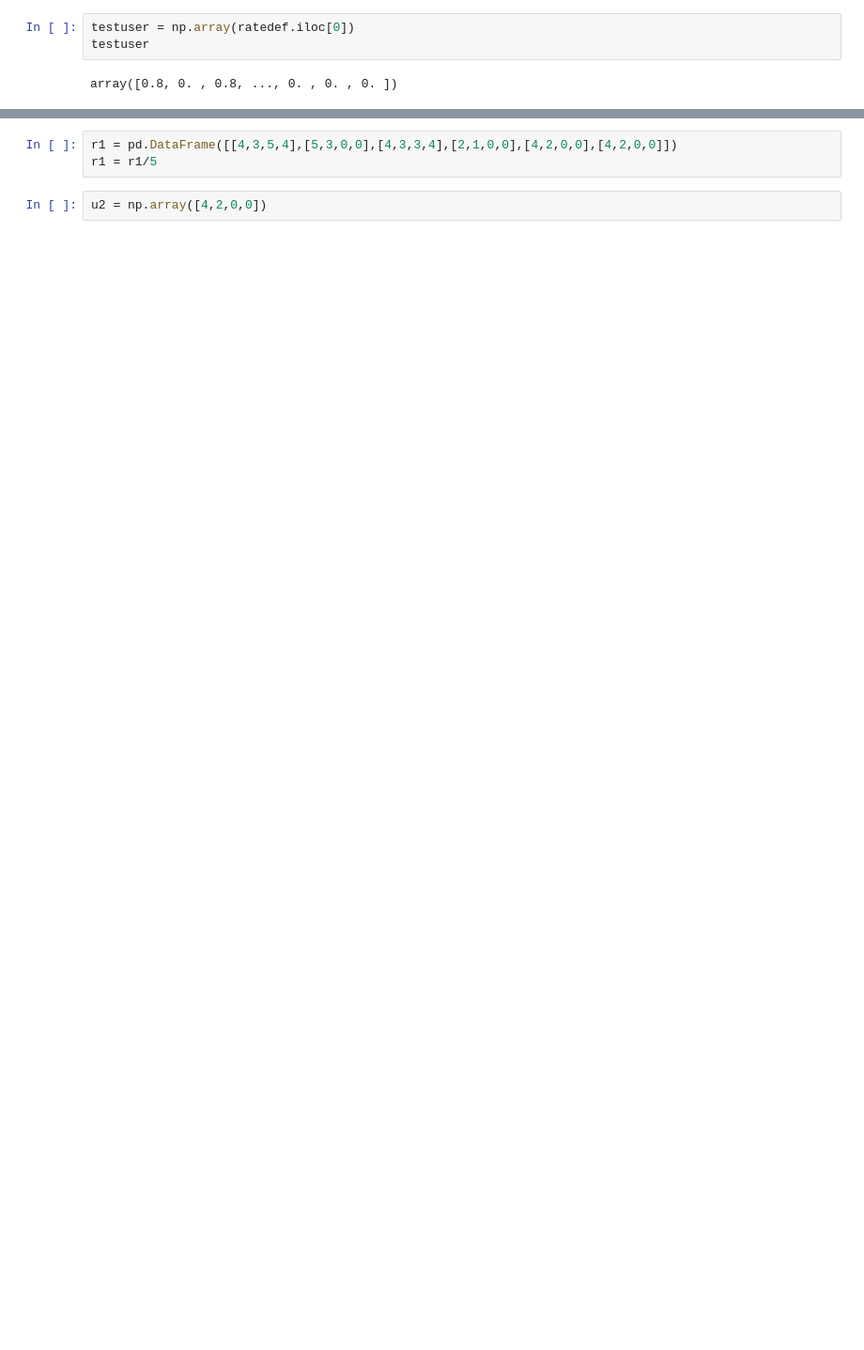
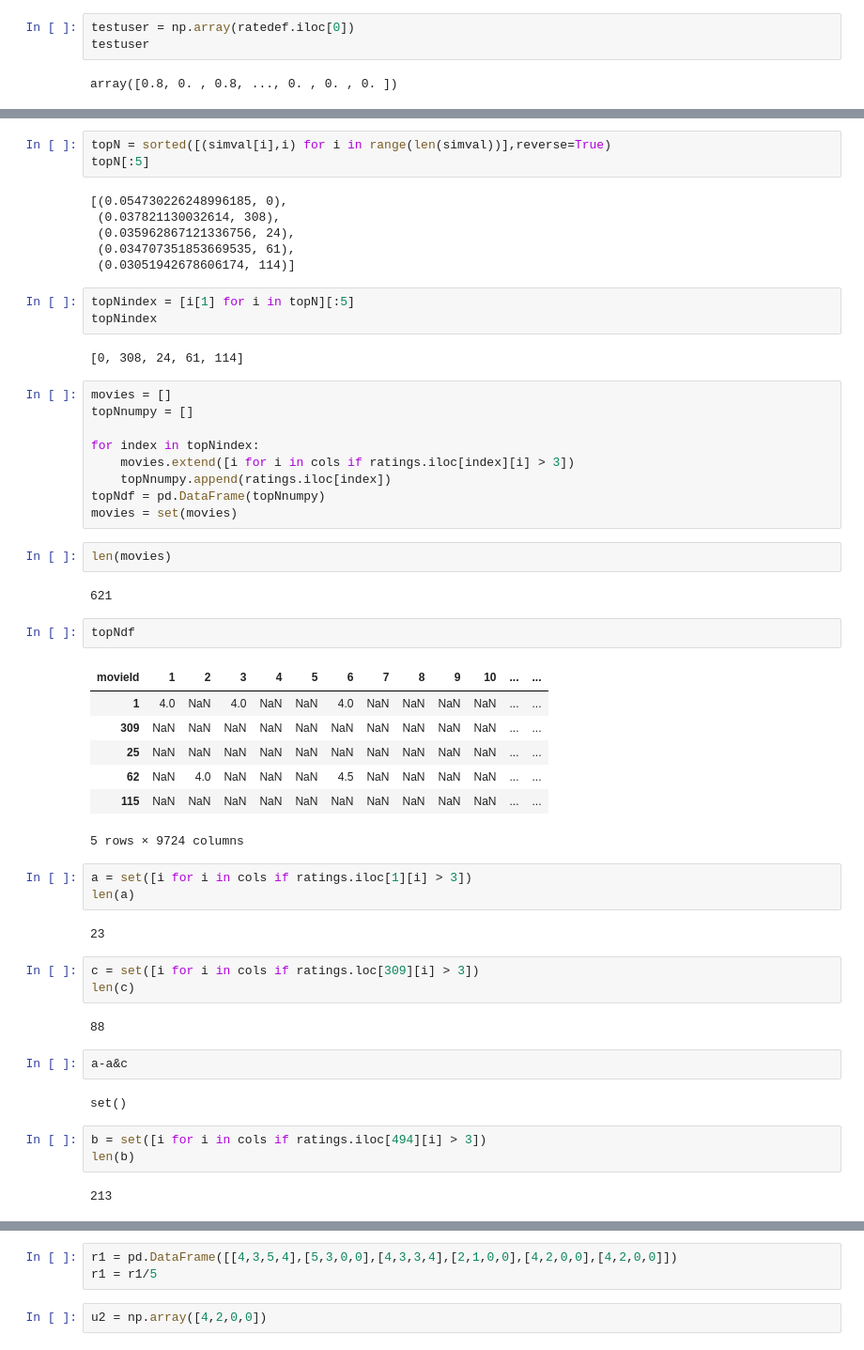
Before and after one commit to parthjain98in/BTP, a Jupyter notebook: new_similarity.ipynb, the cells around one changed output, grey strips where cells are left out. Shown at 94% size. Saved outputs shown, nothing was run; the diff lists cells and outputs as text; blank space fills up the shorter version.

```diff
--- a/new_similarity.ipynb
+++ b/new_similarity.ipynb
@@ -201,0 +210,56 @@ simval
+# %%
+topN = sorted([(simval[i],i) for i in range(len(simval))],reverse=True)
+topN[:5]
+# %% [output]
+[(0.054730226248996185, 0),
+ (0.037821130032614, 308),
+ (0.035962867121336756, 24),
+ (0.034707351853669535, 61),
+ (0.03051942678606174, 114)]
+# %%
+topNindex = [i[1] for i in topN][:5]
+topNindex
+# %% [output]
+[0, 308, 24, 61, 114]
+# %%
+movies = []
+topNnumpy = []
+
+for index in topNindex:
+    movies.extend([i for i in cols if ratings.iloc[index][i] > 3])
+    topNnumpy.append(ratings.iloc[index])
+topNdf = pd.DataFrame(topNnumpy)
+movies = set(movies)
+# %%
+len(movies)
+# %% [output]
+621
+# %%
+topNdf
+# %% [output]
+| movieId | 1 | 2 | 3 | 4 | 5 | 6 | 7 | 8 | 9 | 10 | ... | ... |
+| 1 | 4.0 | NaN | 4.0 | NaN | NaN | 4.0 | NaN | NaN | NaN | NaN | ... | ... |
+| 309 | NaN | NaN | NaN | NaN | NaN | NaN | NaN | NaN | NaN | NaN | ... | ... |
+| 25 | NaN | NaN | NaN | NaN | NaN | NaN | NaN | NaN | NaN | NaN | ... | ... |
+| 62 | NaN | 4.0 | NaN | NaN | NaN | 4.5 | NaN | NaN | NaN | NaN | ... | ... |
+| 115 | NaN | NaN | NaN | NaN | NaN | NaN | NaN | NaN | NaN | NaN | ... | ... |
+5 rows × 9724 columns
+# %%
+a = set([i for i in cols if ratings.iloc[1][i] > 3])
+len(a)
+# %% [output]
+23
+# %%
+c = set([i for i in cols if ratings.loc[309][i] > 3])
+len(c)
+# %% [output]
+88
+# %%
+a-a&c
+# %% [output]
+set()
+# %%
+b = set([i for i in cols if ratings.iloc[494][i] > 3])
+len(b)
+# %% [output]
+213
```
Also changed, not shown: parts of 14 cells of this notebook.
